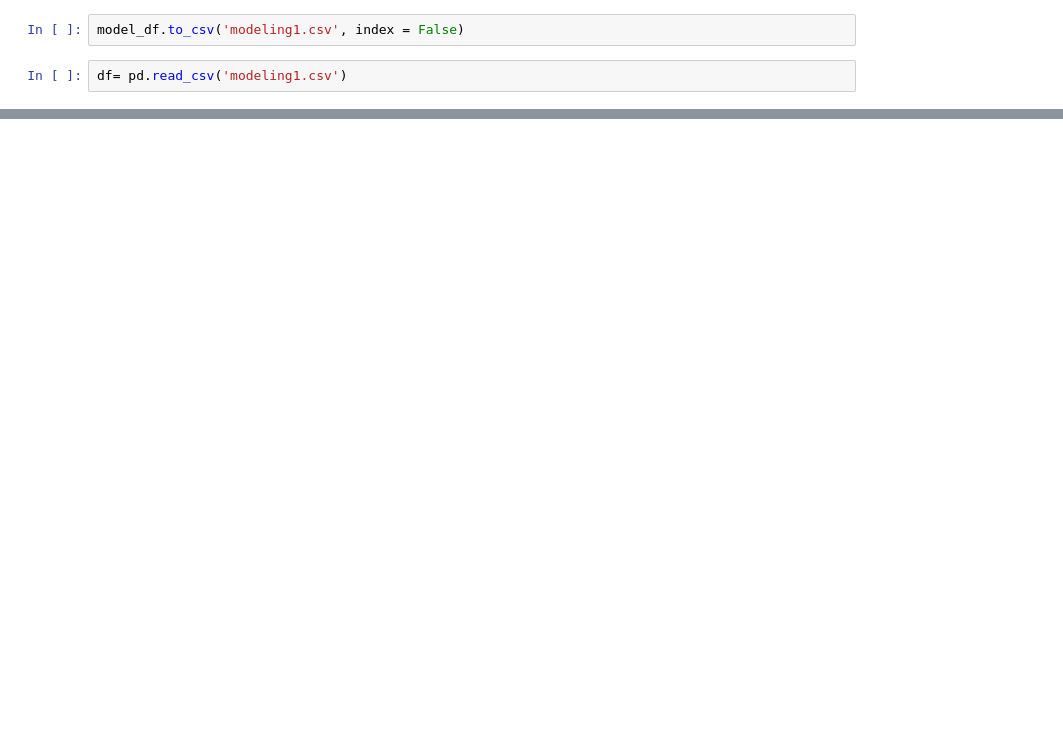
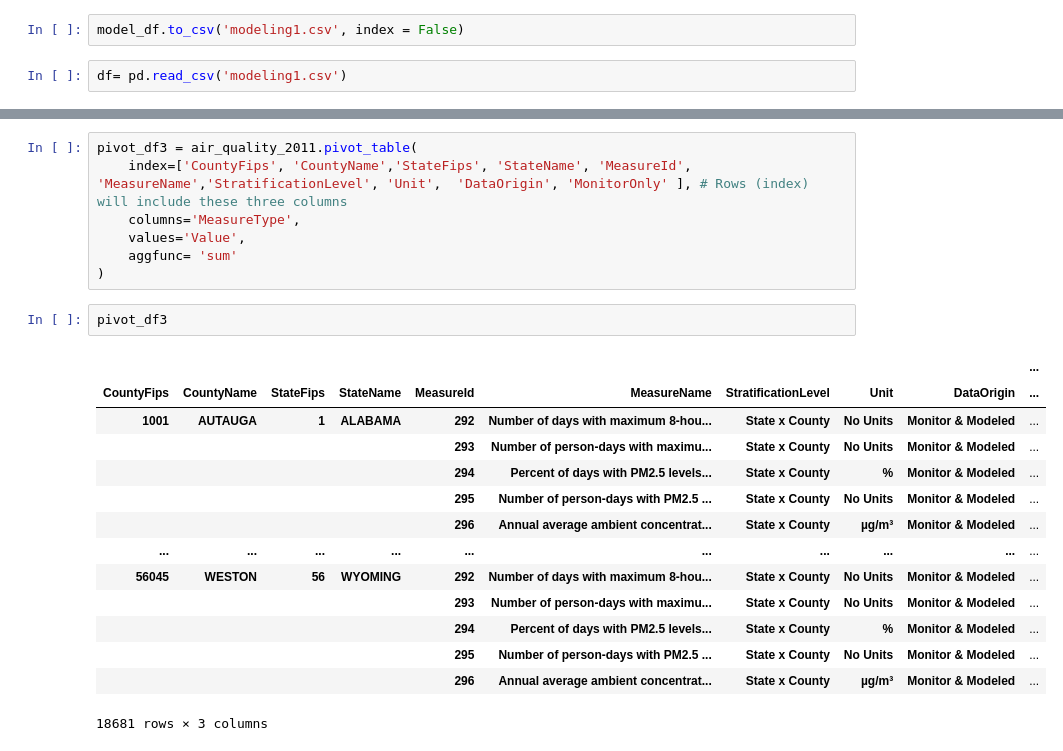
Before and after one commit to EnviroTechSean/TeamPunchParty, a Jupyter notebook: modeling1.ipynb, the cells around one changed output, grey strips where cells are left out. Saved outputs shown, nothing was run; the diff lists cells and outputs as text; blank space fills up the shorter version.

Commit message:
add air quality 2011

```diff
--- a/modeling1.ipynb
+++ b/modeling1.ipynb
@@ -563,0 +593,24 @@ df.head()
+# %%
+pivot_df3 = air_quality_2011.pivot_table(
+    index=['CountyFips', 'CountyName','StateFips', 'StateName', 'MeasureId', 'MeasureName','StratificationLevel', 'Unit',  'DataOrigin', 'MonitorOnly' ], # Rows (index) will include these three columns
+    columns='MeasureType',
+    values='Value',
+    aggfunc= 'sum'
+)
+# %%
+pivot_df3
+# %% [output]
+|  |  |  |  |  |  |  |  |  | ... |
+| CountyFips | CountyName | StateFips | StateName | MeasureId | MeasureName | StratificationLevel | Unit | DataOrigin | ... |
+| 1001 | AUTAUGA | 1 | ALABAMA | 292 | Number of days with maximum 8-hou... | State x County | No Units | Monitor & Modeled | ... |
+|  |  |  |  | 293 | Number of person-days with maximu... | State x County | No Units | Monitor & Modeled | ... |
+|  |  |  |  | 294 | Percent of days with PM2.5 levels... | State x County | % | Monitor & Modeled | ... |
+|  |  |  |  | 295 | Number of person-days with PM2.5 ... | State x County | No Units | Monitor & Modeled | ... |
+|  |  |  |  | 296 | Annual average ambient concentrat... | State x County | µg/m³ | Monitor & Modeled | ... |
+| ... | ... | ... | ... | ... | ... | ... | ... | ... | ... |
+| 56045 | WESTON | 56 | WYOMING | 292 | Number of days with maximum 8-hou... | State x County | No Units | Monitor & Modeled | ... |
+|  |  |  |  | 293 | Number of person-days with maximu... | State x County | No Units | Monitor & Modeled | ... |
+|  |  |  |  | 294 | Percent of days with PM2.5 levels... | State x County | % | Monitor & Modeled | ... |
+|  |  |  |  | 295 | Number of person-days with PM2.5 ... | State x County | No Units | Monitor & Modeled | ... |
+|  |  |  |  | 296 | Annual average ambient concentrat... | State x County | µg/m³ | Monitor & Modeled | ... |
+18681 rows × 3 columns
```
Also changed, not shown: parts of 6 cells of this notebook, 1 other file.
